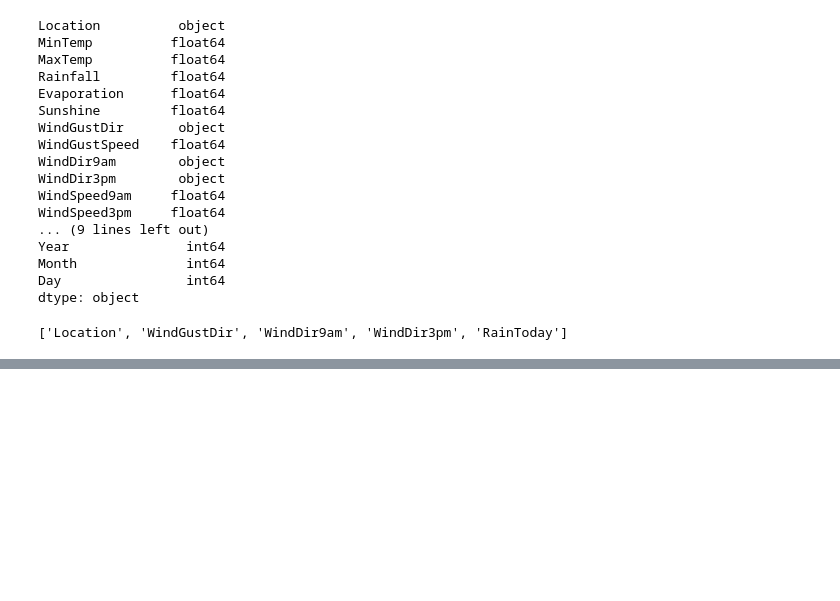
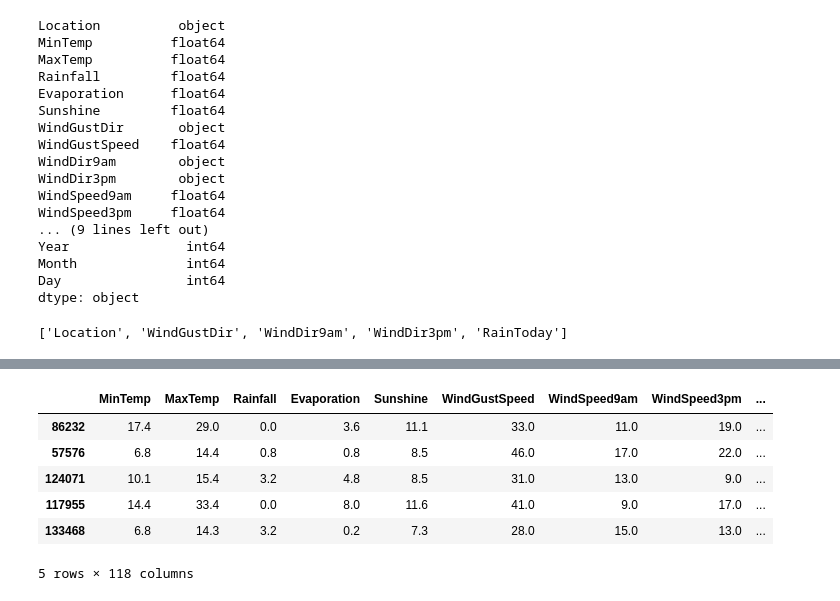
Before and after one commit to Erik-gitmannen1337-M/Rain, a Jupyter notebook: Rain.ipynb, the cells around one changed output, grey strips where cells are left out. Saved outputs shown, nothing was run; the diff lists cells and outputs as text; code cells hidden in the pictures; blank space fills up the shorter version.

```diff
--- a/Rain.ipynb
+++ b/Rain.ipynb
@@ -478,0 +673,15 @@ dtype: int64
+# %%
+X_test = pd.concat([X_test[num], X_test[['RainToday_0', 'RainToday_1']],
+                     pd.get_dummies(X_test.Location),
+                     pd.get_dummies(X_test.WindGustDir),
+                     pd.get_dummies(X_test.WindDir9am),
+                     pd.get_dummies(X_test.WindDir3pm)], axis=1)
+X_test.head()
+# %% [output]
+|  | MinTemp | MaxTemp | Rainfall | Evaporation | Sunshine | WindGustSpeed | WindSpeed9am | WindSpeed3pm | ... |
+| 86232 | 17.4 | 29.0 | 0.0 | 3.6 | 11.1 | 33.0 | 11.0 | 19.0 | ... |
+| 57576 | 6.8 | 14.4 | 0.8 | 0.8 | 8.5 | 46.0 | 17.0 | 22.0 | ... |
+| 124071 | 10.1 | 15.4 | 3.2 | 4.8 | 8.5 | 31.0 | 13.0 | 9.0 | ... |
+| 117955 | 14.4 | 33.4 | 0.0 | 8.0 | 11.6 | 41.0 | 9.0 | 17.0 | ... |
+| 133468 | 6.8 | 14.3 | 3.2 | 0.2 | 7.3 | 28.0 | 15.0 | 13.0 | ... |
+5 rows × 118 columns
```
Also changed, not shown: parts of 30 cells of this notebook.
